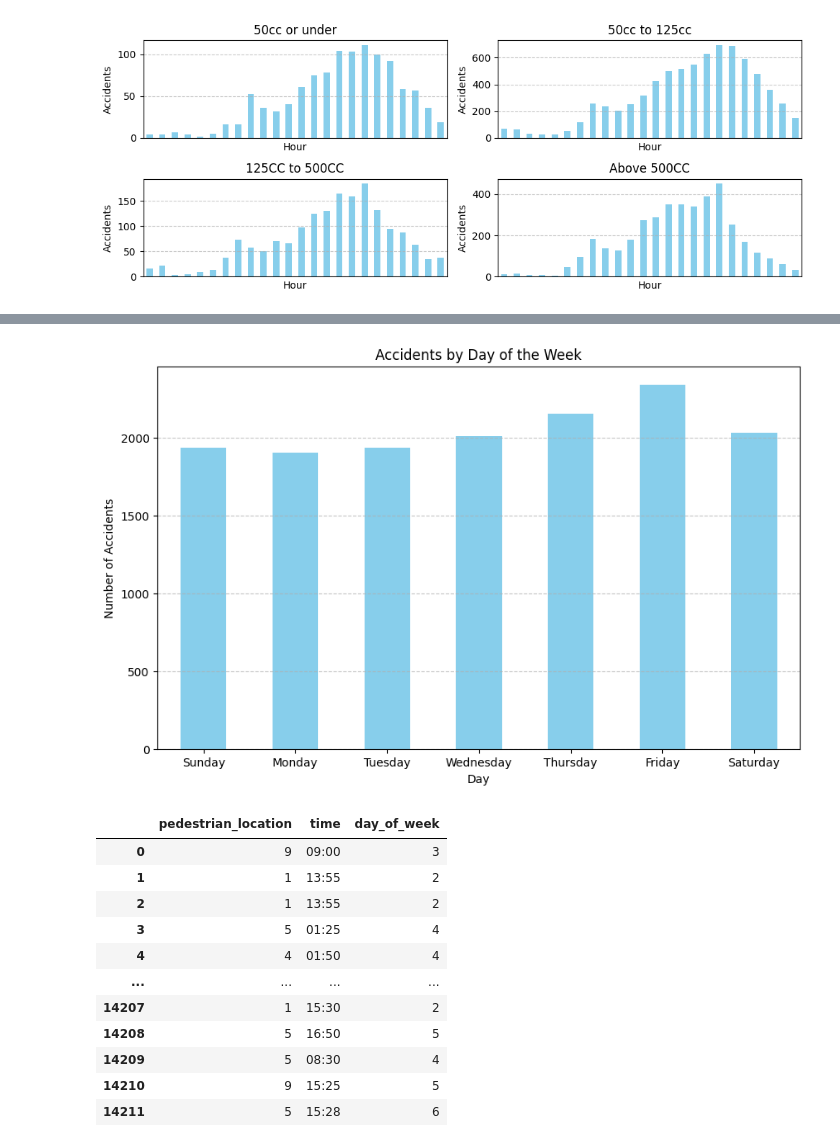
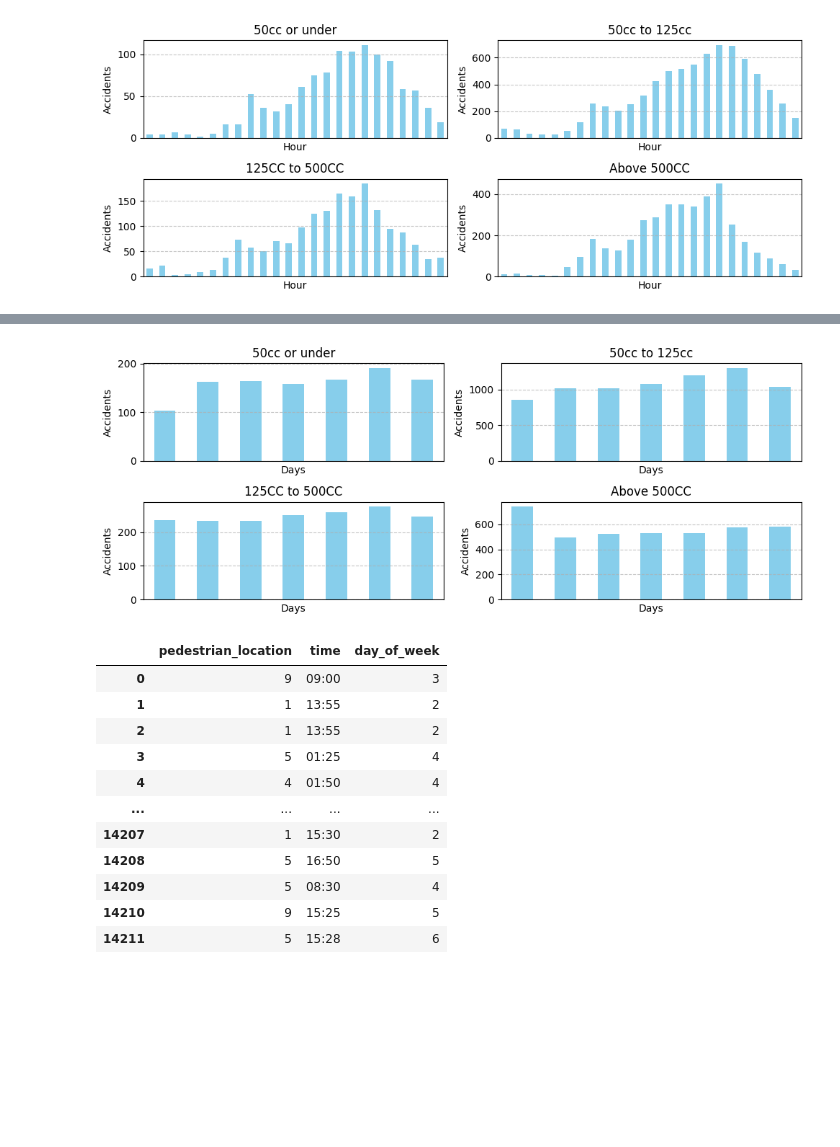
Before and after one commit to usm1ai/Accident_Prediction, a Jupyter notebook: Accident_Pro.ipynb, the cells around one changed output, grey strips where cells are left out. Saved outputs shown, nothing was run; the diff lists cells and outputs as text; code cells hidden in the pictures; blank space fills up the shorter version.

```diff
--- a/Accident_Pro.ipynb
+++ b/Accident_Pro.ipynb
@@ -381,7 +343,51 @@ time_of_the_day_analysis(filtered_data['time'])
-# %%
-day_of_the_week_analysis(filtered_data['day_of_week'])
-# %% [output]
-[figure, removed]
+# %%
+def day_of_week_subplots(data, ax, heading):
+  days = ['Sunday', 'Monday', 'Tuesday', 'Wednesday', 'Thursday', 'Friday', 'Saturday']
+  daily_accidents = data.value_counts().sort_index()
+
+  # Plotting
+  daily_accidents.plot(kind='bar', color='skyblue', ax=ax)
+  ax.set_title(heading)
+  ax.set_xlabel('Days')
+  ax.set_ylabel('Accidents')
+  ax.set_xticks([])
+  ax.grid(axis='y', linestyle='--', alpha=0.7)
+
+
+'''
+Filter rows where vehicle_type is 2, 3, 4, or 5
+
+2 --> 50CC or under
+3 --> 50CC to 125CC
+4 --> 125CC to 500CC
+5 --> Above 500CC
+
+'''
+
+f_50 = joined_table[joined_table['vehicle_type']==2]
+f_50_125 = joined_table[joined_table['vehicle_type']==3]
+f_125_500 = joined_table[joined_table['vehicle_type']==4]
+f_500 = joined_table[joined_table['vehicle_type']==5]
+# Select only the columns of interest
+f50_data = f_50[['vehicle_type', 'time', 'day_of_week']].reset_index(drop=True)
+f50125_data = f_50_125[['vehicle_type', 'time', 'day_of_week']].reset_index(drop=True)
+f125500_data = f_125_500[['vehicle_type', 'time', 'day_of_week']].reset_index(drop=True)
+f500_data = f_500[['vehicle_type', 'time', 'day_of_week']].reset_index(drop=True)
+
+# Create subplots
+fig, axes = plt.subplots(2, 2, figsize=(10, 4))
+
+# Plot each dataset in a subplot
+day_of_week_subplots(f50_data['day_of_week'], axes[0,0], '50cc or under')
+day_of_week_subplots(f50125_data['day_of_week'], axes[0,1], '50cc to 125cc')
+day_of_week_subplots(f125500_data['day_of_week'], axes[1,0], '125CC to 500CC')
+day_of_week_subplots(f500_data['day_of_week'], axes[1,1], 'Above 500CC')
+
+# Adjust layout
+plt.tight_layout()
+plt.show()
+# %% [output]
+[figure, added]
 # %%
 '''
 Filter rows where pedestrian_location is not 0
```
Also changed, not shown: parts of 5 cells of this notebook.
